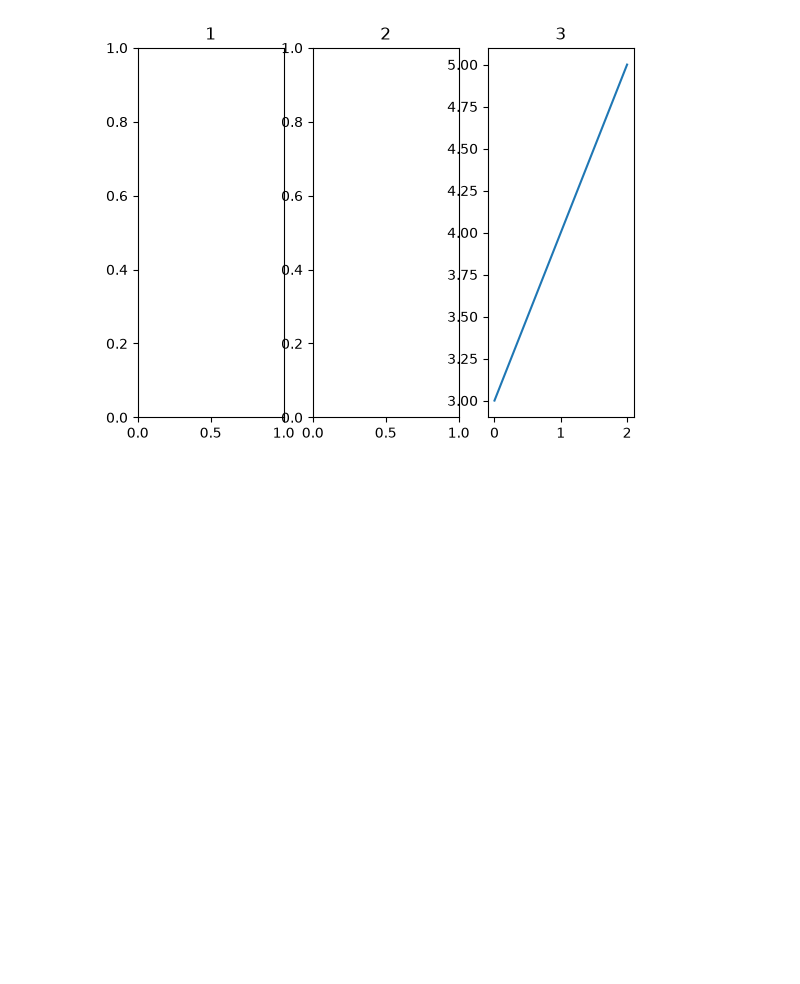
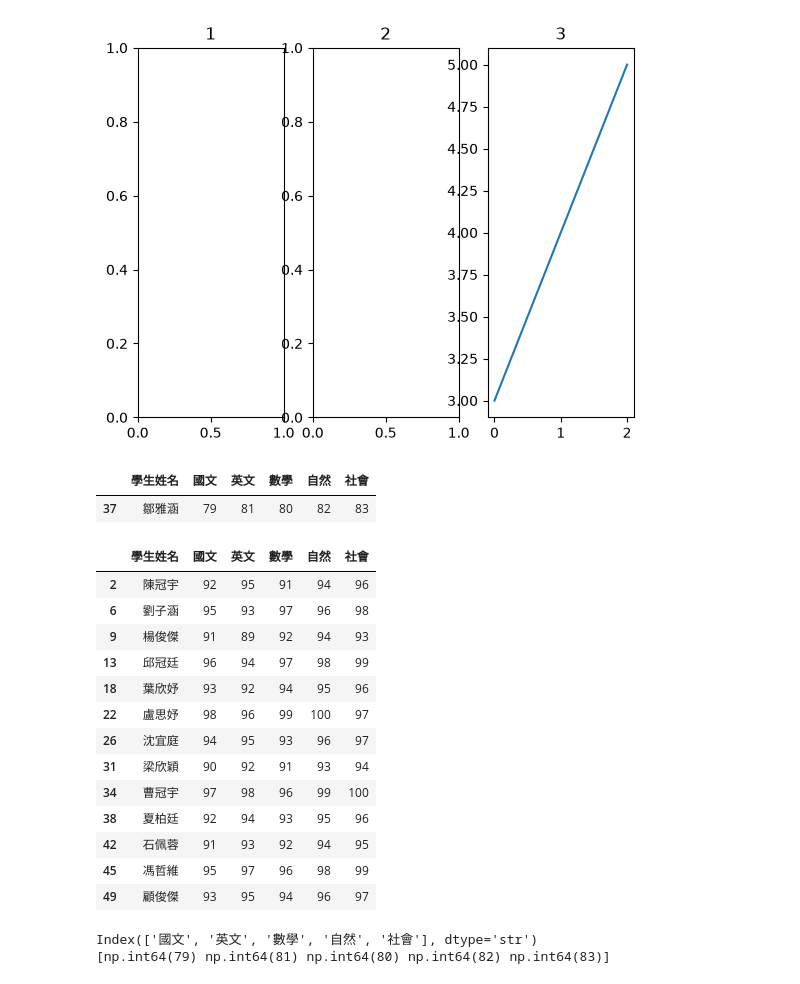
Before and after one commit to asivexe-glitch/snake_1, a Jupyter notebook: 06_13/lesson3.ipynb, the cells around one changed output. Cells and saved outputs as stored; diff of their text form; code cells hidden in the pictures; blank space fills up the shorter version.

```diff
--- a/06_13/lesson3.ipynb
+++ b/06_13/lesson3.ipynb
@@ -45,3 +45,51 @@ ax_1.plot(X, Y)
 plt.show()
 # %% [output]
 [figure]
+# %%
+import pandas as pd
+
+df = pd.read_csv("考試分數 - 3年6班.csv")
+df[df["學生姓名"] == "鄒雅涵"]
+# %% [output]
+|  | 學生姓名 | 國文 | 英文 | 數學 | 自然 | 社會 |
+| 37 | 鄒雅涵 | 79 | 81 | 80 | 82 | 83 |
+# %%
+df[df["國文"] >= 90]
+# %% [output]
+|  | 學生姓名 | 國文 | 英文 | 數學 | 自然 | 社會 |
+| 2 | 陳冠宇 | 92 | 95 | 91 | 94 | 96 |
+| 6 | 劉子涵 | 95 | 93 | 97 | 96 | 98 |
+| 9 | 楊俊傑 | 91 | 89 | 92 | 94 | 93 |
+| 13 | 邱冠廷 | 96 | 94 | 97 | 98 | 99 |
+| 18 | 葉欣妤 | 93 | 92 | 94 | 95 | 96 |
+| 22 | 盧思妤 | 98 | 96 | 99 | 100 | 97 |
+| 26 | 沈宜庭 | 94 | 95 | 93 | 96 | 97 |
+| 31 | 梁欣穎 | 90 | 92 | 91 | 93 | 94 |
+| 34 | 曹冠宇 | 97 | 98 | 96 | 99 | 100 |
+| 38 | 夏柏廷 | 92 | 94 | 93 | 95 | 96 |
+| 42 | 石佩蓉 | 91 | 93 | 92 | 94 | 95 |
+| 45 | 馮哲維 | 95 | 97 | 96 | 98 | 99 |
+| 49 | 顧俊傑 | 93 | 95 | 94 | 96 | 97 |
+# %%
+import pandas as pd
+import matplotlib.pyplot as plt
+from matplotlib.font_manager import FontProperties
+
+font = FontProperties(fname="/System/Library/Fonts/STHeiti Medium.ttc")
+
+# 讀取 CSV
+
+df = pd.read_csv("考試分數_3年6班.csv")
+
+# 篩選鄒雅涵的資料
+
+zhao = df[df["學生姓名"] == "鄒雅涵"]
+
+#zhao.iloc[0][["國文","數學"]]
+
+scores = zhao.iloc[0][["國文", "英文", "數學", "自然", "社會"]]
+print(scores.index)
+print(scores.values)
+# %% [output]
+Index(['國文', '英文', '數學', '自然', '社會'], dtype='str')
+[np.int64(79) np.int64(81) np.int64(80) np.int64(82) np.int64(83)]
```
Also changed, not shown: 2 other files.
